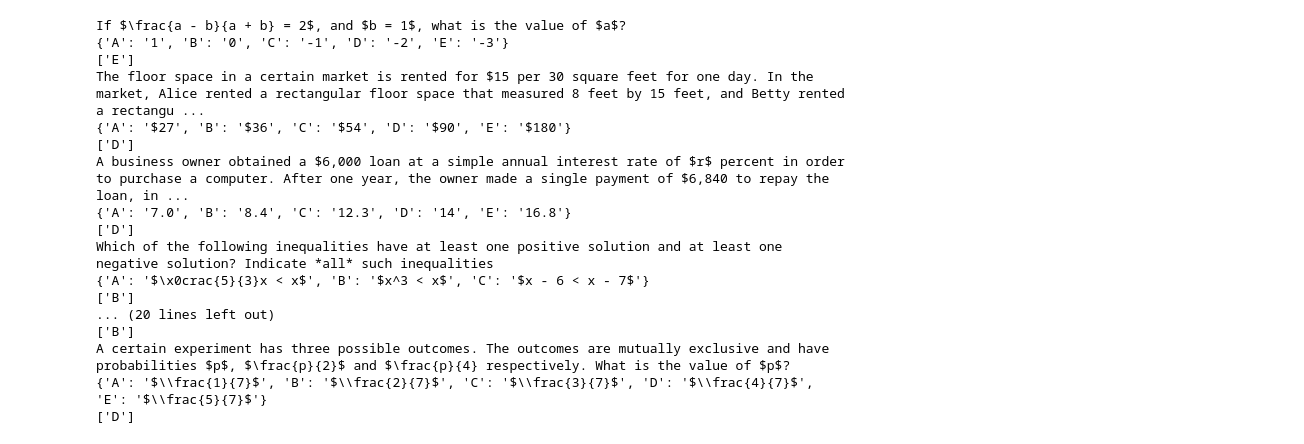
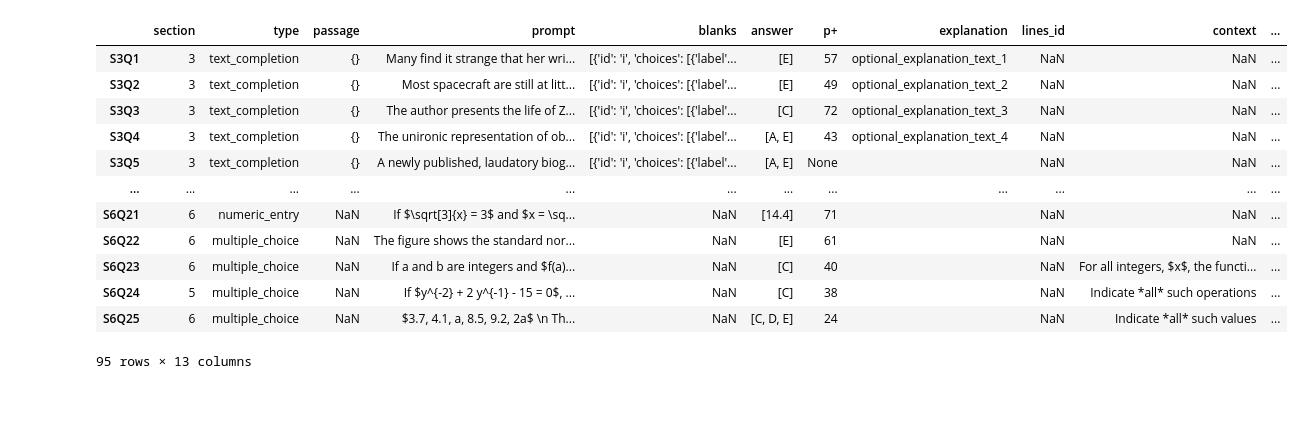
Before and after one commit to AshishSrvastava/llm-benchmarking, a Jupyter notebook: test.ipynb, the cells around one changed output. Saved outputs shown, nothing was run; the diff lists cells and outputs as text; code cells hidden in the pictures; blank space fills up the shorter version.

```diff
--- a/test.ipynb
+++ b/test.ipynb
@@ -8,4 +8,5 @@ with open('data/GRE/practice-gre.json') as f:
     data = json.load(f)
 
 # Make a df from data['questions'] and flip the rows and columns
-df = pd.DataFrame(data['questions']).T
+qs = pd.DataFrame(data['questions']).T
+l = pd.DataFrame(data['lines']).T
@@ -11,0 +62,9 @@ df = pd.DataFrame(data['questions']).T
+# %%
+for i in range(len(qs['section'])):
+    print(qs.iloc[i]['lines_id'])
+    print(qs.iloc[i]['lines_id'] in l.title)
+    if qs.iloc[i]['lines_id'] in l.title:
+        print(i)
+        qs.iloc[i]['passage'] = l['content'][qs.iloc[i]['lines_id']]
+        print(f"Found {qs.iloc[i]['lines_id']} in l.title")
+        print(f"qs.iloc[i]['passage'] = {qs.iloc[i]['passage']}")
@@ -12,25 +113,23 @@ df = pd.DataFrame(data['questions']).T
 # %%
 mcq = df[df['type'] == 'multiple_choice']
+# %%
+qs
+# %% [output]
+|  | section | type | passage | prompt | blanks | answer | p+ | explanation | lines_id | context | ... |
+| S3Q1 | 3 | text_completion | {} | Many find it strange that her wri... | [{'id': 'i', 'choices': [{'label'... | [E] | 57 | optional_explanation_text_1 | NaN | NaN | ... |
+| S3Q2 | 3 | text_completion | {} | Most spacecraft are still at litt... | [{'id': 'i', 'choices': [{'label'... | [E] | 49 | optional_explanation_text_2 | NaN | NaN | ... |
+| S3Q3 | 3 | text_completion | {} | The author presents the life of Z... | [{'id': 'i', 'choices': [{'label'... | [C] | 72 | optional_explanation_text_3 | NaN | NaN | ... |
+| S3Q4 | 3 | text_completion | {} | The unironic representation of ob... | [{'id': 'i', 'choices': [{'label'... | [A, E] | 43 | optional_explanation_text_4 | NaN | NaN | ... |
+| S3Q5 | 3 | text_completion | {} | A newly published, laudatory biog... | [{'id': 'i', 'choices': [{'label'... | [A, E] | None |  | NaN | NaN | ... |
+| ... | ... | ... | ... | ... | ... | ... | ... | ... | ... | ... | ... |
+| S6Q21 | 6 | numeric_entry | NaN | If $\sqrt[3]{x} = 3$ and $x = \sq... | NaN | [14.4] | 71 |  | NaN | NaN | ... |
+| S6Q22 | 6 | multiple_choice | NaN | The figure shows the standard nor... | NaN | [E] | 61 |  | NaN | NaN | ... |
+| S6Q23 | 6 | multiple_choice | NaN | If a and b are integers and $f(a)... | NaN | [C] | 40 |  | NaN | For all integers, $x$, the functi... | ... |
+| S6Q24 | 5 | multiple_choice | NaN | If $y^{-2} + 2 y^{-1} - 15 = 0$, ... | NaN | [C] | 38 |  | NaN | Indicate *all* such operations | ... |
+| S6Q25 | 6 | multiple_choice | NaN | $3.7, 4.1, a, 8.5, 9.2, 2a$ \n Th... | NaN | [C, D, E] | 24 |  | NaN | Indicate *all* such values | ... |
+95 rows × 13 columns
 # %%
 for i in range(len(mcq.head(12))):
     print(mcq.iloc[i]['prompt'])
     print(mcq.iloc[i]['choices'])
     print(mcq.iloc[i]['answer'])
-# %% [output]
-If $\frac{a - b}{a + b} = 2$, and $b = 1$, what is the value of $a$?
-{'A': '1', 'B': '0', 'C': '-1', 'D': '-2', 'E': '-3'}
-['E']
-The floor space in a certain market is rented for $15 per 30 square feet for one day. In the market, Alice rented a rectangular floor space that measured 8 feet by 15 feet, and Betty rented a rectangu ...
-{'A': '$27', 'B': '$36', 'C': '$54', 'D': '$90', 'E': '$180'}
-['D']
-A business owner obtained a $6,000 loan at a simple annual interest rate of $r$ percent in order to purchase a computer. After one year, the owner made a single payment of $6,840 to repay the loan, in ...
-{'A': '7.0', 'B': '8.4', 'C': '12.3', 'D': '14', 'E': '16.8'}
-['D']
-Which of the following inequalities have at least one positive solution and at least one negative solution? Indicate *all* such inequalities
-{'A': '$\x0crac{5}{3}x < x$', 'B': '$x^3 < x$', 'C': '$x - 6 < x - 7$'}
-['B']
-... (20 lines left out)
-['B']
-A certain experiment has three possible outcomes. The outcomes are mutually exclusive and have probabilities $p$, $\frac{p}{2}$ and $\frac{p}{4} respectively. What is the value of $p$?
-{'A': '$\\frac{1}{7}$', 'B': '$\\frac{2}{7}$', 'C': '$\\frac{3}{7}$', 'D': '$\\frac{4}{7}$', 'E': '$\\frac{5}{7}$'}
-['D']
```
Also changed, not shown: parts of 10 cells of this notebook, 2 other files.
